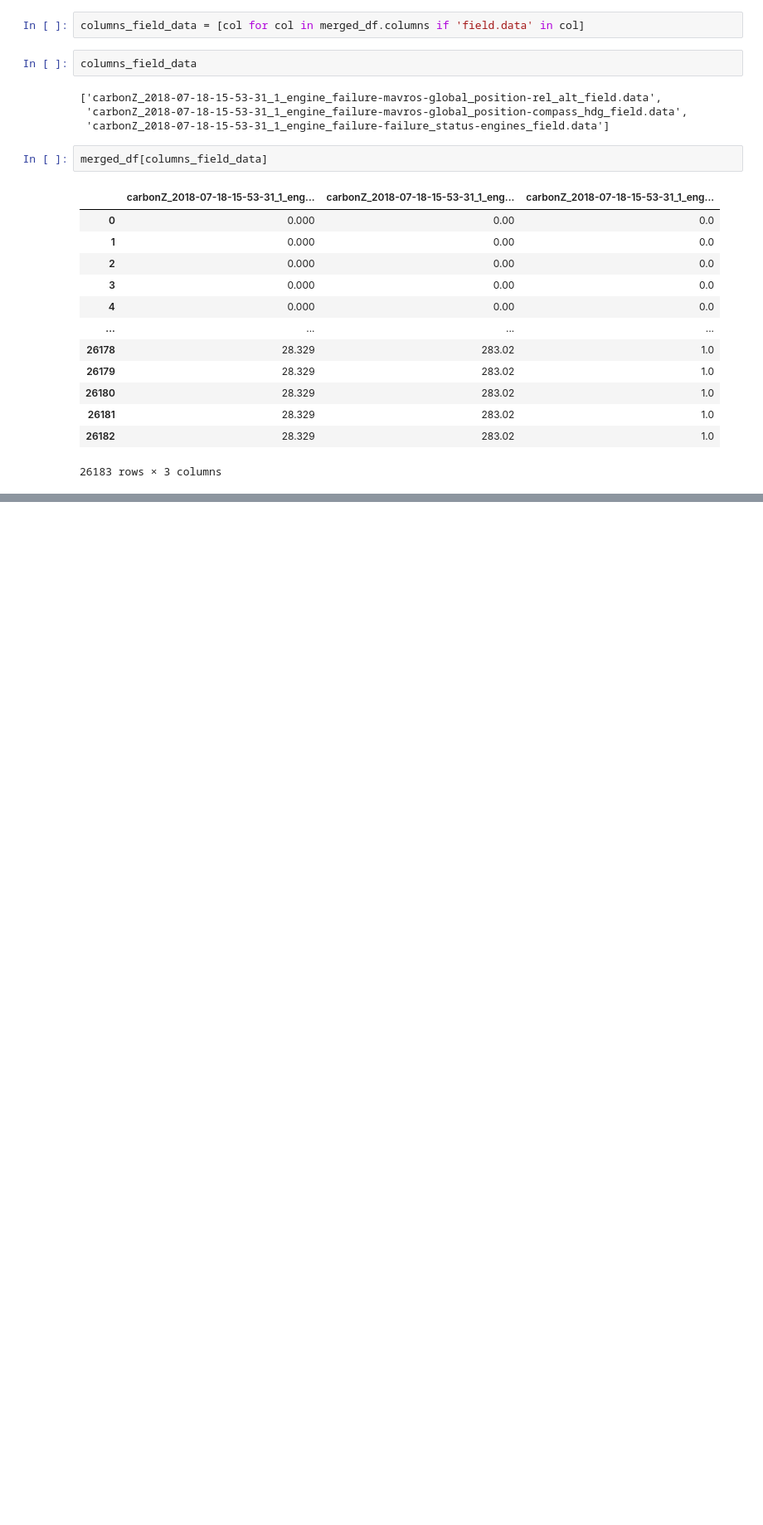
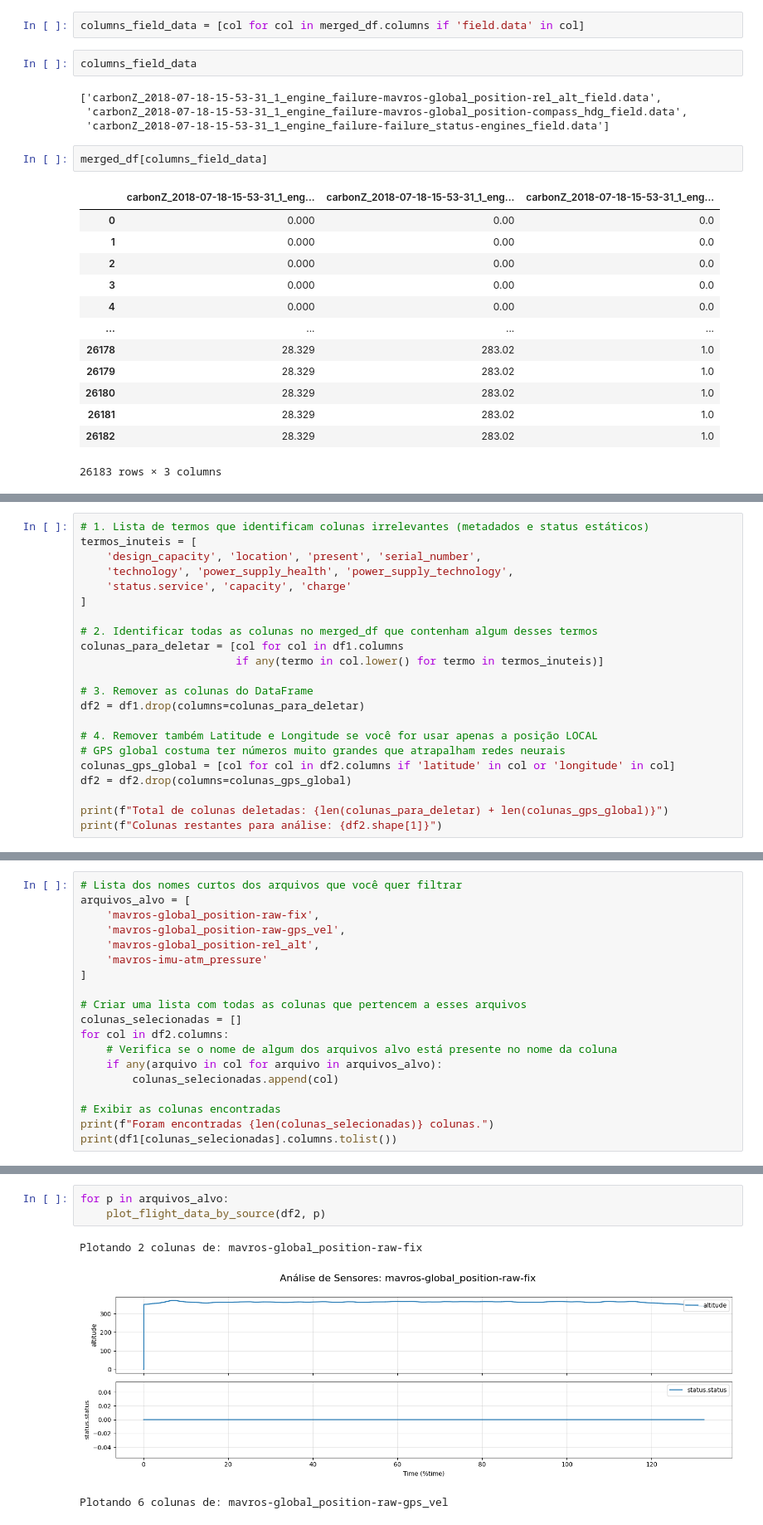
Before and after one commit to RenatodaCostaSantos/flight_anomaly_detection, a Jupyter notebook: aeroespacial-2/notebooks/00_00_data_exploration copy.ipynb, the cells around one changed output, grey strips where cells are left out. Shown at 83% size. Drawn from its saved outputs; the diff is of its cells as text; blank space fills up the shorter version.

```diff
--- a/aeroespacial-2/notebooks/00_00_data_exploration copy.ipynb
+++ b/aeroespacial-2/notebooks/00_00_data_exploration copy.ipynb
@@ -329,0 +498,22 @@ Plotando 5 colunas de: mavros-global_position-raw-fix
+# %%
+# 1. Lista de termos que identificam colunas irrelevantes (metadados e status estáticos)
+termos_inuteis = [
+    'design_capacity', 'location', 'present', 'serial_number',
+    'technology', 'power_supply_health', 'power_supply_technology',
+    'status.service', 'capacity', 'charge'
+]
+
+# 2. Identificar todas as colunas no merged_df que contenham algum desses termos
+colunas_para_deletar = [col for col in df1.columns
+                        if any(termo in col.lower() for termo in termos_inuteis)]
+
+# 3. Remover as colunas do DataFrame
+df2 = df1.drop(columns=colunas_para_deletar)
+
+# 4. Remover também Latitude e Longitude se você for usar apenas a posição LOCAL
+# GPS global costuma ter números muito grandes que atrapalham redes neurais
+colunas_gps_global = [col for col in df2.columns if 'latitude' in col or 'longitude' in col]
+df2 = df2.drop(columns=colunas_gps_global)
+
+print(f"Total de colunas deletadas: {len(colunas_para_deletar) + len(colunas_gps_global)}")
+print(f"Colunas restantes para análise: {df2.shape[1]}")
@@ -329,0 +563,19 @@ Plotando 5 colunas de: mavros-global_position-raw-fix
+# %%
+# Lista dos nomes curtos dos arquivos que você quer filtrar
+arquivos_alvo = [
+    'mavros-global_position-raw-fix',
+    'mavros-global_position-raw-gps_vel',
+    'mavros-global_position-rel_alt',
+    'mavros-imu-atm_pressure'
+]
+
+# Criar uma lista com todas as colunas que pertencem a esses arquivos
+colunas_selecionadas = []
+for col in df2.columns:
+    # Verifica se o nome de algum dos arquivos alvo está presente no nome da coluna
+    if any(arquivo in col for arquivo in arquivos_alvo):
+        colunas_selecionadas.append(col)
+
+# Exibir as colunas encontradas
+print(f"Foram encontradas {len(colunas_selecionadas)} colunas.")
+print(df1[colunas_selecionadas].columns.tolist())
@@ -329,0 +627,7 @@ Plotando 5 colunas de: mavros-global_position-raw-fix
+# %%
+for p in arquivos_alvo:
+    plot_flight_data_by_source(df2, p)
+# %% [output]
+Plotando 2 colunas de: mavros-global_position-raw-fix
+[figure, added]
+Plotando 6 colunas de: mavros-global_position-raw-gps_vel
```
Also changed, not shown: parts of 33 cells of this notebook.
